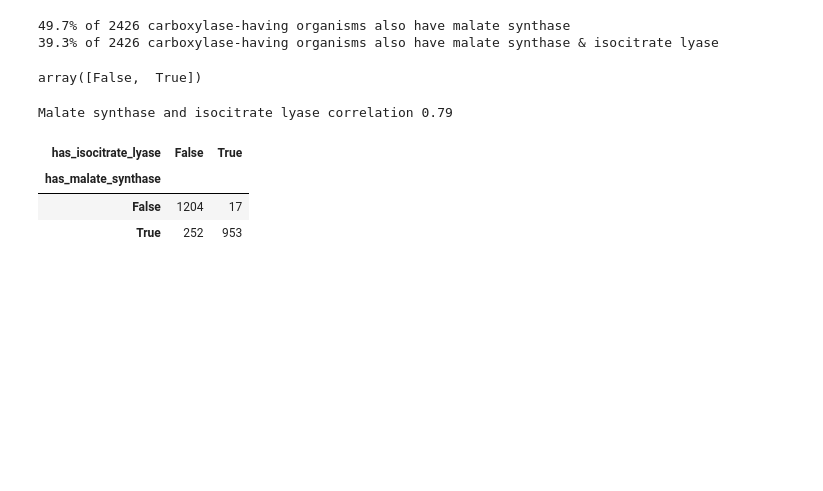
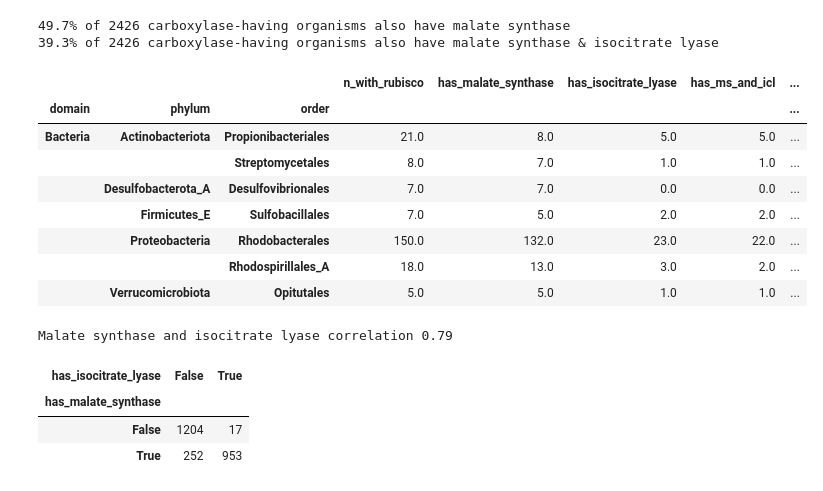
Before and after one commit to flamholz/malate_synthase, a Jupyter notebook: pipeline/01_plot_co_occurrence.ipynb, the cells around one changed output. Saved outputs shown, nothing was run; the diff lists cells and outputs as text; code cells hidden in the pictures; blank space fills up the shorter version.

```diff
--- a/pipeline/01_plot_co_occurrence.ipynb
+++ b/pipeline/01_plot_co_occurrence.ipynb
@@ -23,6 +23,8 @@ rub_ms_icl_orgs = rub_ms_orgs.intersection(icl_orgs)
 
 carboxylase_df['has_malate_synthase'] = [r.gtdbId in ms_orgs for idx, r in carboxylase_df.iterrows()]
 carboxylase_df['has_isocitrate_lyase'] = [r.gtdbId in icl_orgs for idx, r in carboxylase_df.iterrows()]
+carboxylase_df['has_ms_and_icl'] = np.logical_and(carboxylase_df.has_malate_synthase,
+                                                  carboxylase_df.has_isocitrate_lyase)
 
 n_carboxylase_orgs = len(carboxylase_orgs)
 n_with_ms = len(rub_ms_orgs)
@@ -35,11 +37,6 @@ print('%.1f%% of %d carboxylase-having organisms also have malate synthase & iso
 # %% [output]
 49.7% of 2426 carboxylase-having organisms also have malate synthase
 39.3% of 2426 carboxylase-having organisms also have malate synthase & isocitrate lyase
-# %%
-carboxylase_df.has_malate_synthase.unique()
-carboxylase_df.has_isocitrate_lyase.unique()
-# %% [output]
-array([False,  True])
 # %%
 deduped_carboxylase_df = carboxylase_df.drop_duplicates('gtdbId').copy()
 deduped_carboxylase_df.to_csv('species_level_data.csv')
@@ -49,10 +46,28 @@ deduped_carboxylase_df['n_with_rubisco'] = np.ones(deduped_carboxylase_df.has_ma
 counts_by_order_df = deduped_carboxylase_df.groupby('domain,phylum,order'.split(',')).sum()
 counts_by_order_df['malate_synthase_fraction'] = counts_by_order_df.has_malate_synthase / counts_by_order_df.n_with_rubisco
 counts_by_order_df['isocitrate_lyase_fraction'] = counts_by_order_df.has_isocitrate_lyase / counts_by_order_df.n_with_rubisco
+counts_by_order_df['ms_and_icl_fraction'] = counts_by_order_df.has_ms_and_icl / counts_by_order_df.n_with_rubisco
 
-output_cols = ['n_with_rubisco', 'has_malate_synthase', 'has_isocitrate_lyase',
-               'malate_synthase_fraction', 'isocitrate_lyase_fraction']
+output_cols = ['n_with_rubisco', 'has_malate_synthase', 'has_isocitrate_lyase', 'has_ms_and_icl',
+               'malate_synthase_fraction', 'isocitrate_lyase_fraction', 'ms_and_icl_fraction']
 counts_by_order_df[output_cols].to_csv('summary_by_order.csv')
+# %%
+# Print out cases where the number of instances with malate synthase substantially
+# exceeds malate synthase + isocitrate lyase
+mask = counts_by_order_df.malate_synthase_fraction > 1.5*counts_by_order_df.ms_and_icl_fraction
+mask = np.logical_and(mask, counts_by_order_df.has_malate_synthase > 4)
+counts_by_order_df[mask][output_cols].to_csv('malate_cycle_candidate_orders.csv')
+counts_by_order_df[mask][output_cols]
+# %% [output]
+|  |  |  | n_with_rubisco | has_malate_synthase | has_isocitrate_lyase | has_ms_and_icl | ... |
+| domain | phylum | order |  |  |  |  | ... |
+| Bacteria | Actinobacteriota | Propionibacteriales | 21.0 | 8.0 | 5.0 | 5.0 | ... |
+|  |  | Streptomycetales | 8.0 | 7.0 | 1.0 | 1.0 | ... |
+|  | Desulfobacterota_A | Desulfovibrionales | 7.0 | 7.0 | 0.0 | 0.0 | ... |
+|  | Firmicutes_E | Sulfobacillales | 7.0 | 5.0 | 2.0 | 2.0 | ... |
+|  | Proteobacteria | Rhodobacterales | 150.0 | 132.0 | 23.0 | 22.0 | ... |
+|  |  | Rhodospirillales_A | 18.0 | 13.0 | 3.0 | 2.0 | ... |
+|  | Verrucomicrobiota | Opitutales | 5.0 | 5.0 | 1.0 | 1.0 | ... |
 # %%
 # Calculate the correlation between malate synthase and isocitrate lyase presence in
 # genomes containing a rubisco carboxylase
```
Also changed, not shown: 3 other files.
